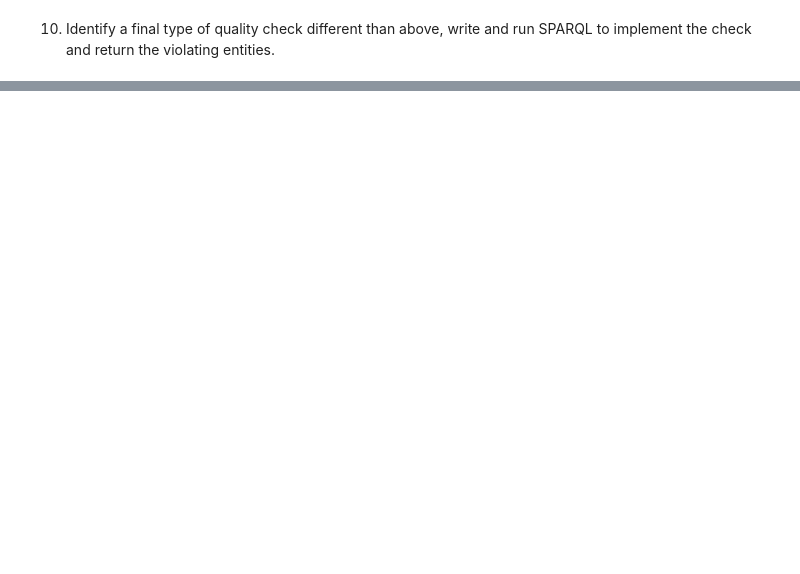
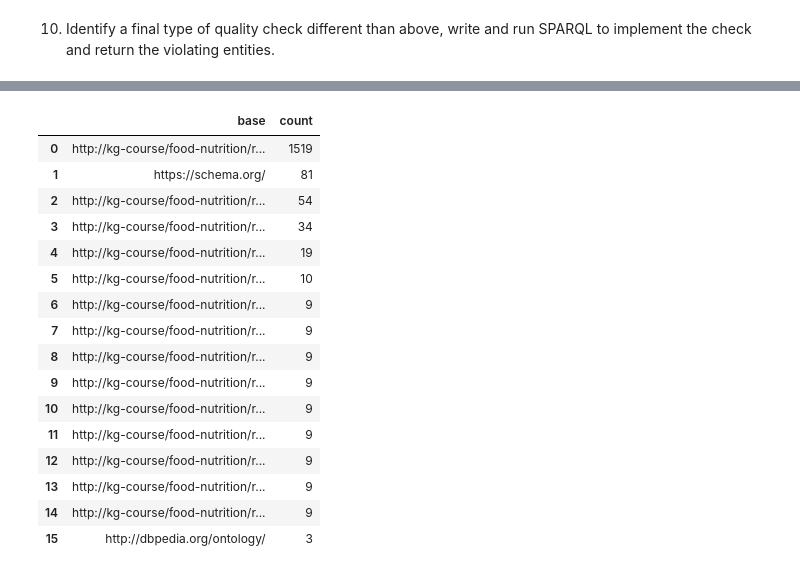
Before and after one commit to FilipPolakowski/Assigment2Graphs, a Jupyter notebook: Assignment2 Template.ipynb, the cells around one changed output, grey strips where cells are left out. Saved outputs shown, nothing was run; the diff lists cells and outputs as text; code cells hidden in the pictures; blank space fills up the shorter version.

```diff
--- a/Assignment2 Template.ipynb
+++ b/Assignment2 Template.ipynb
@@ -150,0 +223,3 @@ No file for q10.rq
+# %%
+run_query(g, 'q15.rq')
+# %% [output]
@@ -150,0 +227,17 @@ No file for q10.rq
+|  | base | count |
+| 0 | http://kg-course/food-nutrition/r... | 1519 |
+| 1 | https://schema.org/ | 81 |
+| 2 | http://kg-course/food-nutrition/r... | 54 |
+| 3 | http://kg-course/food-nutrition/r... | 34 |
+| 4 | http://kg-course/food-nutrition/r... | 19 |
+| 5 | http://kg-course/food-nutrition/r... | 10 |
+| 6 | http://kg-course/food-nutrition/r... | 9 |
+| 7 | http://kg-course/food-nutrition/r... | 9 |
+| 8 | http://kg-course/food-nutrition/r... | 9 |
+| 9 | http://kg-course/food-nutrition/r... | 9 |
+| 10 | http://kg-course/food-nutrition/r... | 9 |
+| 11 | http://kg-course/food-nutrition/r... | 9 |
+| 12 | http://kg-course/food-nutrition/r... | 9 |
+| 13 | http://kg-course/food-nutrition/r... | 9 |
+| 14 | http://kg-course/food-nutrition/r... | 9 |
+| 15 | http://dbpedia.org/ontology/ | 3 |
```
Also changed, not shown: parts of 17 cells of this notebook, 13 other files.
